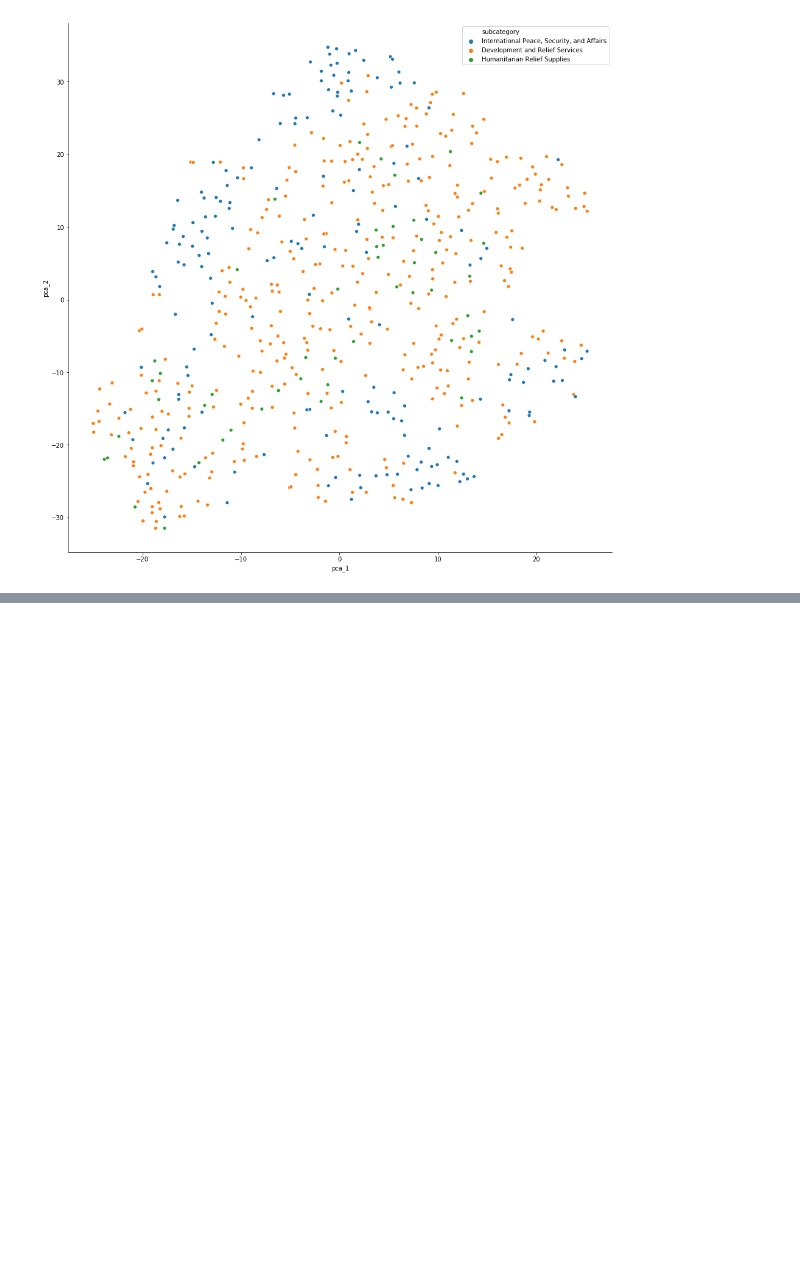
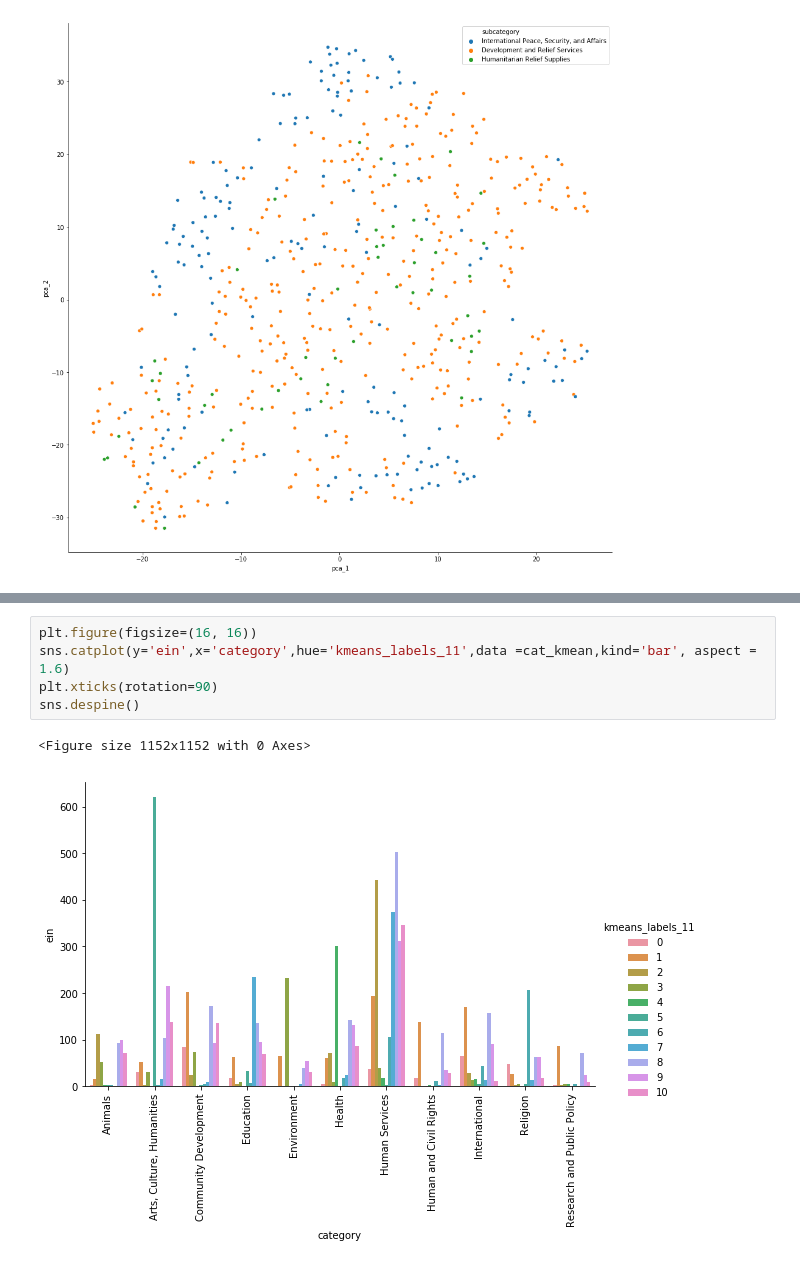
Before and after one commit to achanales/Giver, a Jupyter notebook: eda/chatiy_classification_eda.ipynb, the cells around one changed output, grey strips where cells are left out. Drawn from its saved outputs; the diff is of its cells as text; blank space fills up the shorter version.

```diff
--- a/eda/chatiy_classification_eda.ipynb
+++ b/eda/chatiy_classification_eda.ipynb
@@ -156,0 +207,8 @@ sns.despine()
+# %%
+plt.figure(figsize=(16, 16))
+sns.catplot(y='ein',x='category',hue='kmeans_labels_11',data =cat_kmean,kind='bar', aspect = 1.6)
+plt.xticks(rotation=90)
+sns.despine()
+# %% [output]
+<Figure size 1152x1152 with 0 Axes>
+[figure, added]
```
Also changed, not shown: parts of 32 cells of this notebook, 1 other file.
